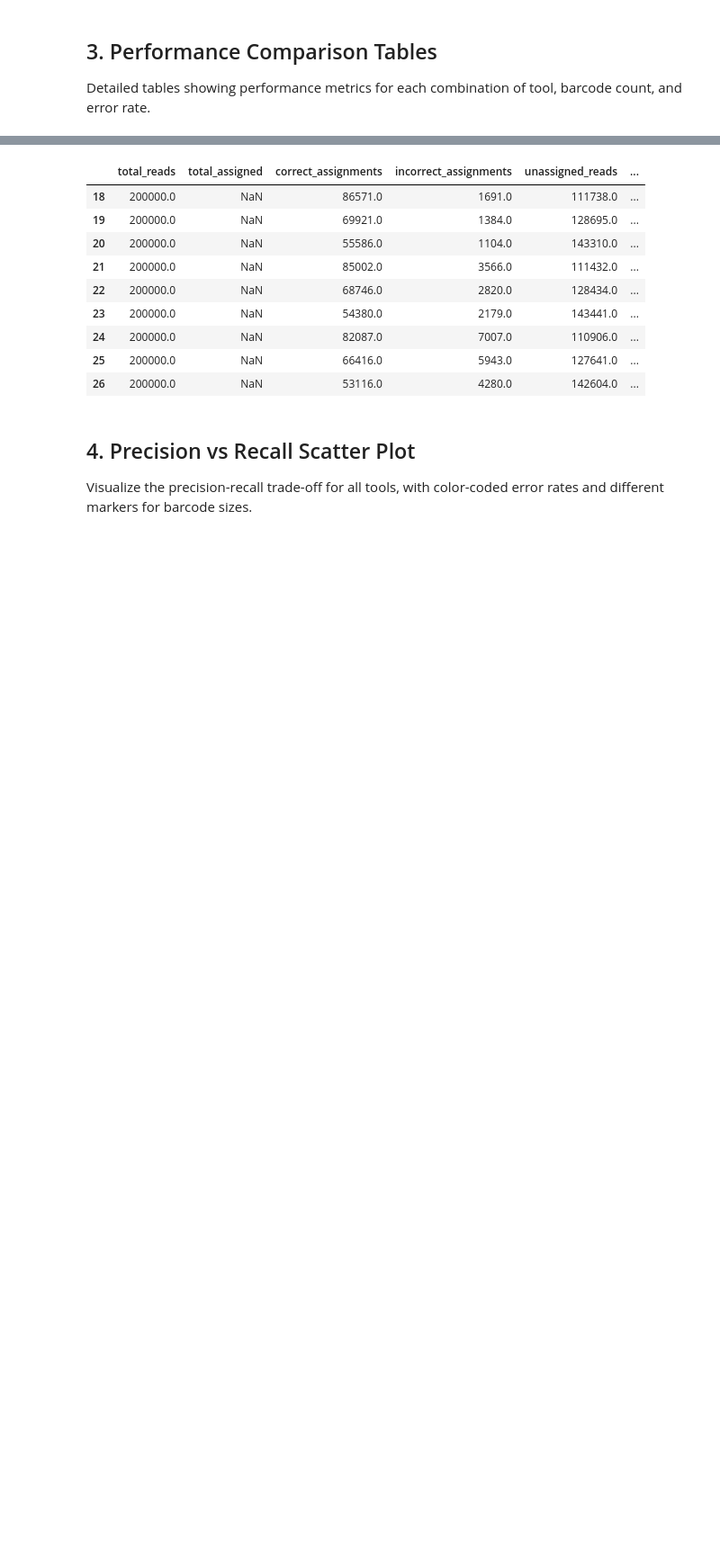
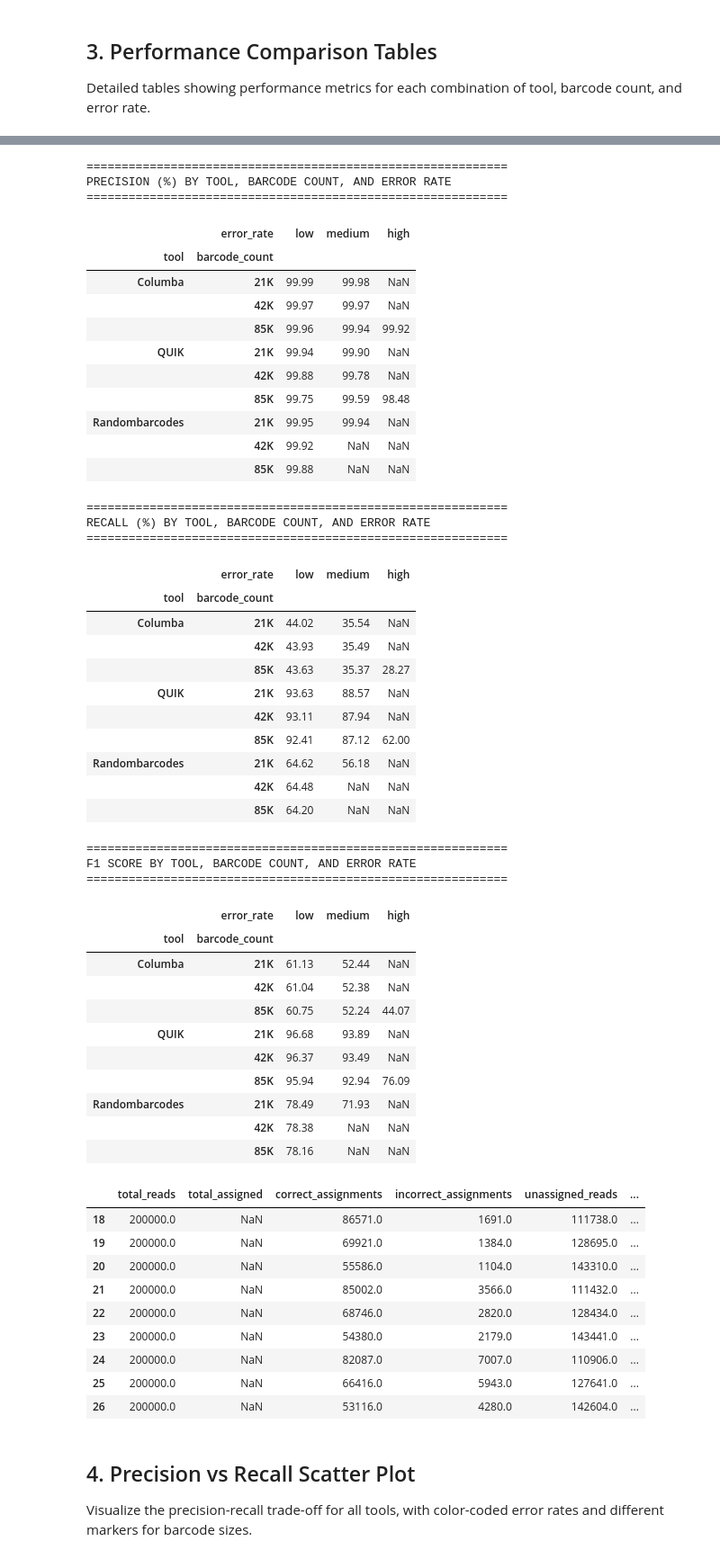
Before and after one commit to OncoRNALab/BarcodeCalling_benchmark, a Jupyter notebook: notebooks/errorrate_benchmark_200K.ipynb, the cells around one changed output, grey strips where cells are left out. Shown at 90% size. Cells and saved outputs as stored; diff of their text form; code cells hidden in the pictures; blank space fills up the shorter version.

```diff
--- a/notebooks/errorrate_benchmark_200K.ipynb
+++ b/notebooks/errorrate_benchmark_200K.ipynb
@@ -273,3 +209,69 @@ F1 SCORE BY TOOL, BARCODE COUNT, AND ERROR RATE
+# %%
+# Create comparison table (simplified for 1M benchmark - no error rate variation)
+comparison_cols = ['precision', 'recall', 'f1_score', 'assignment_rate']
+comparison_table = df.pivot_table(values=comparison_cols,
+                                   index=['tool'],
+                                   columns='barcode_count',
+                                   aggfunc='first')
+
+print("="*80)
+print("PERFORMANCE METRICS BY TOOL AND BARCODE COUNT (1M reads)")
+print("="*80)
+display(comparison_table.round(2))
+
+# Create simplified pivot for each metric
+for metric in ['precision', 'recall', 'f1_score']:
+    metric_table = df.pivot_table(values=metric,
+                                    index=['tool'],
+                                    columns='barcode_count',
+                                    aggfunc='first')
+    print(f"\n{'='*60}")
+    print(f"{metric.upper().replace('_', ' ')} (%) BY TOOL AND BARCODE COUNT")
+    print("="*60)
+    display(metric_table.round(2))
+# %% [output]
+============================================================
+PRECISION (%) BY TOOL, BARCODE COUNT, AND ERROR RATE
+============================================================
+|  | error_rate | low | medium | high |
+| tool | barcode_count |  |  |  |
+| Columba | 21K | 99.99 | 99.98 | NaN |
+|  | 42K | 99.97 | 99.97 | NaN |
+|  | 85K | 99.96 | 99.94 | 99.92 |
+| QUIK | 21K | 99.94 | 99.90 | NaN |
+|  | 42K | 99.88 | 99.78 | NaN |
+|  | 85K | 99.75 | 99.59 | 98.48 |
+| Randombarcodes | 21K | 99.95 | 99.94 | NaN |
+|  | 42K | 99.92 | NaN | NaN |
+|  | 85K | 99.88 | NaN | NaN |
+============================================================
+RECALL (%) BY TOOL, BARCODE COUNT, AND ERROR RATE
+============================================================
+|  | error_rate | low | medium | high |
+| tool | barcode_count |  |  |  |
+| Columba | 21K | 44.02 | 35.54 | NaN |
+|  | 42K | 43.93 | 35.49 | NaN |
+|  | 85K | 43.63 | 35.37 | 28.27 |
+| QUIK | 21K | 93.63 | 88.57 | NaN |
+|  | 42K | 93.11 | 87.94 | NaN |
+|  | 85K | 92.41 | 87.12 | 62.00 |
+| Randombarcodes | 21K | 64.62 | 56.18 | NaN |
+|  | 42K | 64.48 | NaN | NaN |
+|  | 85K | 64.20 | NaN | NaN |
+============================================================
+F1 SCORE BY TOOL, BARCODE COUNT, AND ERROR RATE
+============================================================
+|  | error_rate | low | medium | high |
+| tool | barcode_count |  |  |  |
+| Columba | 21K | 61.13 | 52.44 | NaN |
+|  | 42K | 61.04 | 52.38 | NaN |
+|  | 85K | 60.75 | 52.24 | 44.07 |
+| QUIK | 21K | 96.68 | 93.89 | NaN |
+|  | 42K | 96.37 | 93.49 | NaN |
+|  | 85K | 95.94 | 92.94 | 76.09 |
+| Randombarcodes | 21K | 78.49 | 71.93 | NaN |
+|  | 42K | 78.38 | NaN | NaN |
+|  | 85K | 78.16 | NaN | NaN |
 # %%
 tool_data
 # %% [output]
```
Also changed, not shown: parts of 8 cells of this notebook, 1 other file.
